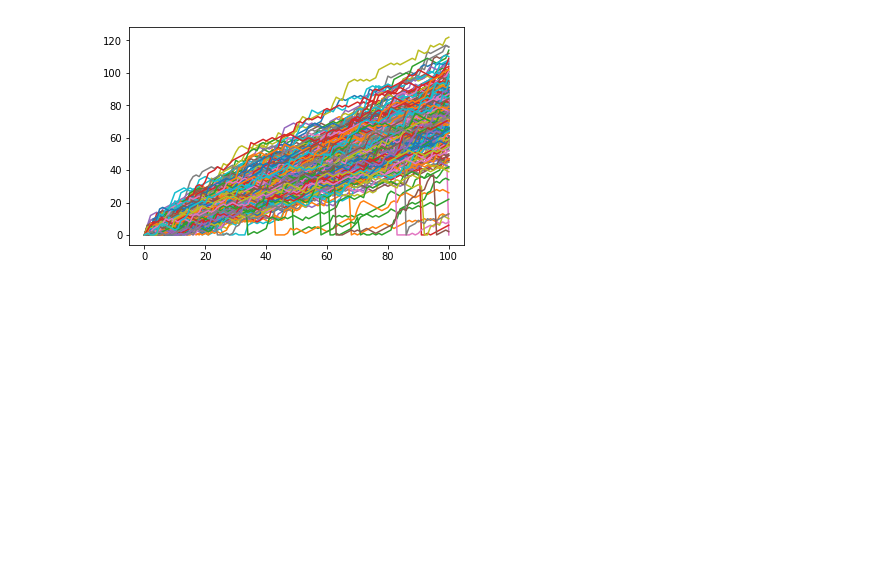
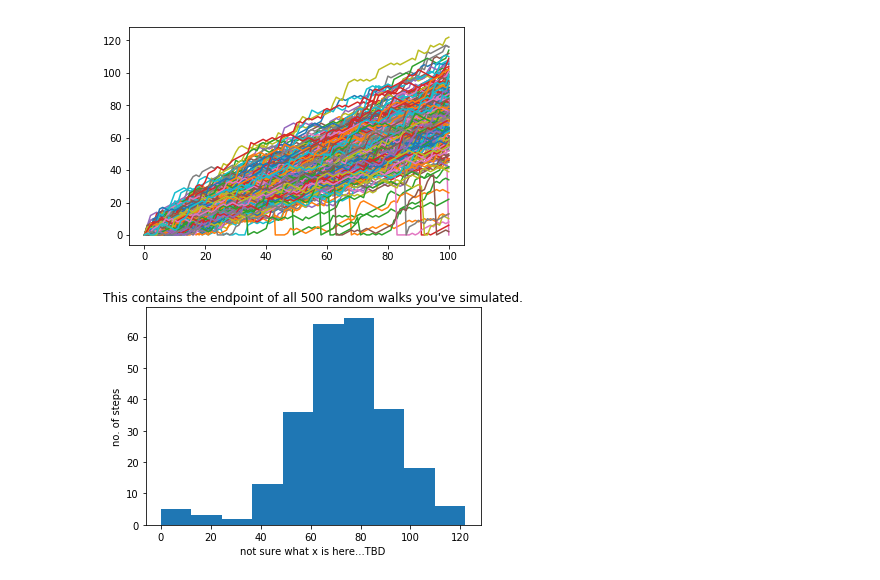
Before and after one commit to saikamat/Python_for_DS, a Jupyter notebook: case_study_1_simulate_all_walks.ipynb, the cells around one changed output. Cells and saved outputs as stored; diff of their text form; code cells hidden in the pictures; blank space fills up the shorter version.

```diff
--- a/case_study_1_simulate_all_walks.ipynb
+++ b/case_study_1_simulate_all_walks.ipynb
@@ -42,3 +42,52 @@ plt.plot(np_aw_t);
 plt.show();
 # %% [output]
 [figure]
+# %%
+## All these fancy visualizations have put us on a sidetrack. We still have to solve the million-dollar problem:
+## What are the odds that you'll reach 60 floors high on the Empire State Building?
+##Instructions
+## To make sure we've got enough simulations, go crazy. Simulate the random walk 500 times.
+## From np_aw_t, select the last row. This contains the endpoint of all 500 random walks you've simulated. Store this Numpy
+## array as ends. Use plt.hist() to build a histogram of ends. Don't forget plt.show() to display the plot.
+
+import numpy as np
+np.random.seed(123)
+
+all_walks = []
+
+for i in range(250):
+    random_walk = [0];
+    for x in range(100):
+        step = random_walk[-1];
+        dice = np.random.randint(1, 7);
+
+        if dice <= 2:
+        ## replace below: use max to make sure that the step
+        ## can't go below 0.
+            step = max(0, step - 1);
+        elif dice <= 5:
+            step = step+1;
+        else:
+            step = step + np.random.randint(1, 7);
+
+        ## You're a bit clumsy and you have a 0.1% chance of
+        ## falling down.
+        ## therefore, implement clumsiness
+        if np.random.rand() <= 0.001:
+            step = 0;
+        random_walk.append(step);
+    all_walks.append(random_walk);
+
+#print(random_walk);
+
+import matplotlib.pyplot as plt
+np_aw_t = np.transpose(np.array(all_walks));
+ends = np.array(np_aw_t[-1]);
+plt.hist(ends);
+plt.title("This contains the endpoint of all 500 random walks you've simulated.");
+plt.ylabel("no. of steps");
+plt.xlabel("not sure what x is here...TBD");
+#plt.plot(np_aw_t);
+plt.show();
+# %% [output]
+[figure, added]
```
Also changed, not shown: 1 other file.
